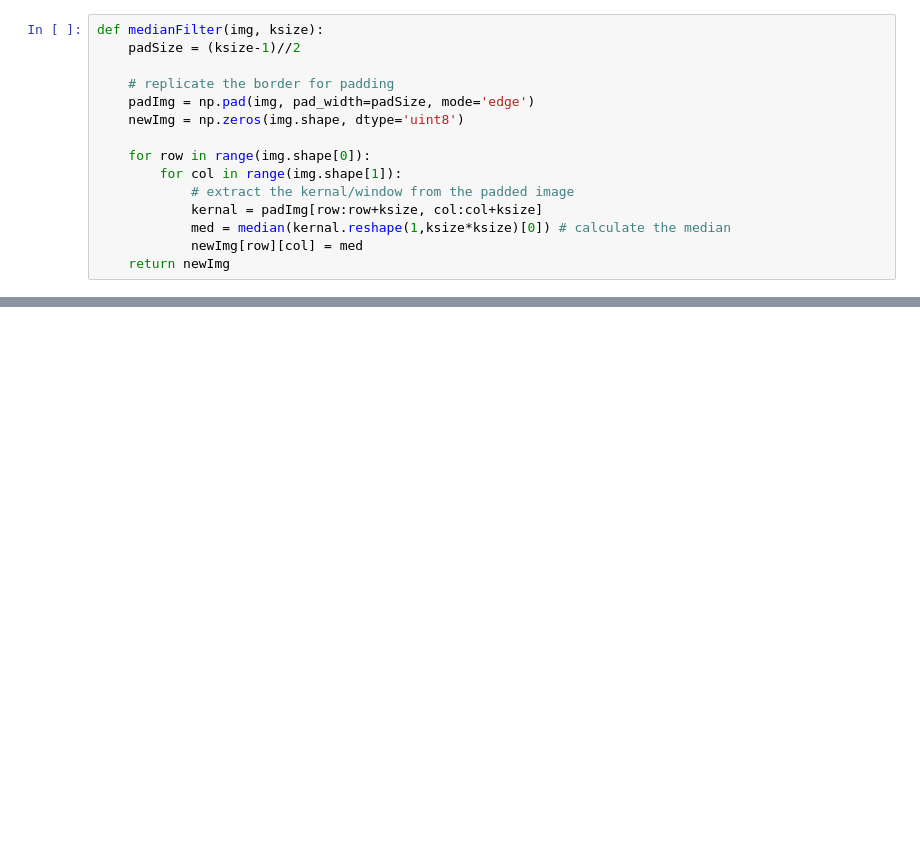
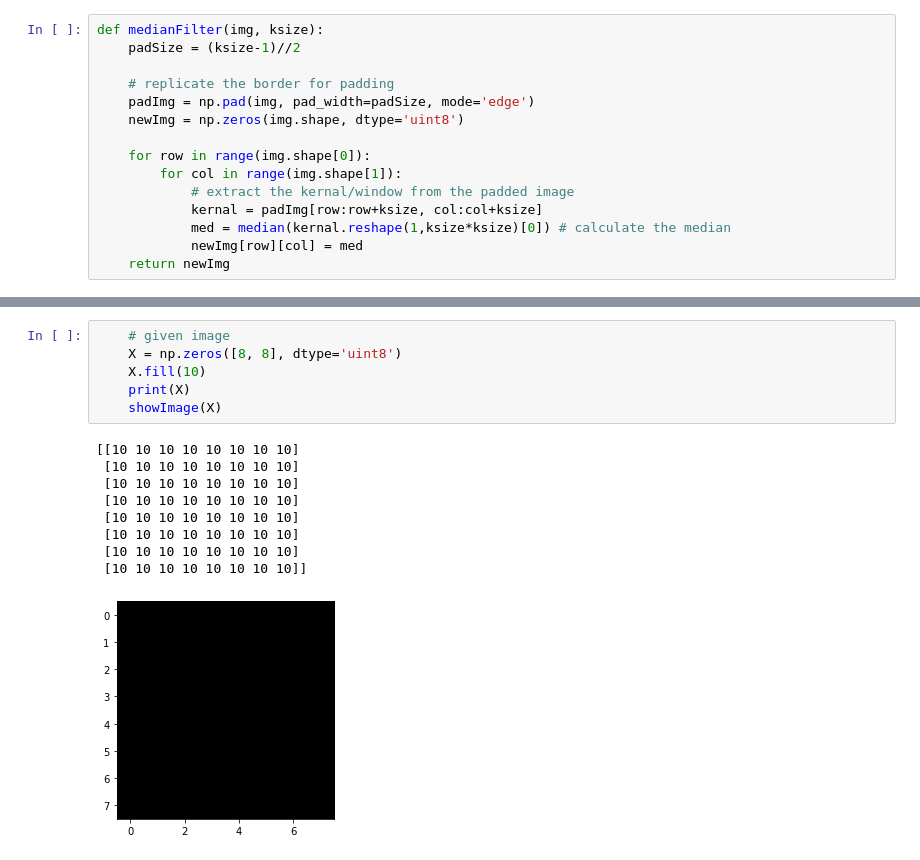
Before and after one commit to kavin-du/Image-Filters, a Jupyter notebook: Untitled.ipynb, the cells around one changed output, grey strips where cells are left out. Drawn from its saved outputs; the diff is of its cells as text; blank space fills up the shorter version.

```diff
--- a/Untitled.ipynb
+++ b/Untitled.ipynb
@@ -109 +110,17 @@ if __name__ == '__main__':
+# %%
+    # given image
+    X = np.zeros([8, 8], dtype='uint8')
+    X.fill(10)
+    print(X)
+    showImage(X)
+# %% [output]
+[[10 10 10 10 10 10 10 10]
+ [10 10 10 10 10 10 10 10]
+ [10 10 10 10 10 10 10 10]
+ [10 10 10 10 10 10 10 10]
+ [10 10 10 10 10 10 10 10]
+ [10 10 10 10 10 10 10 10]
+ [10 10 10 10 10 10 10 10]
+ [10 10 10 10 10 10 10 10]]
+[figure, added]
 # %%
```
Also changed, not shown: parts of 18 cells of this notebook.
